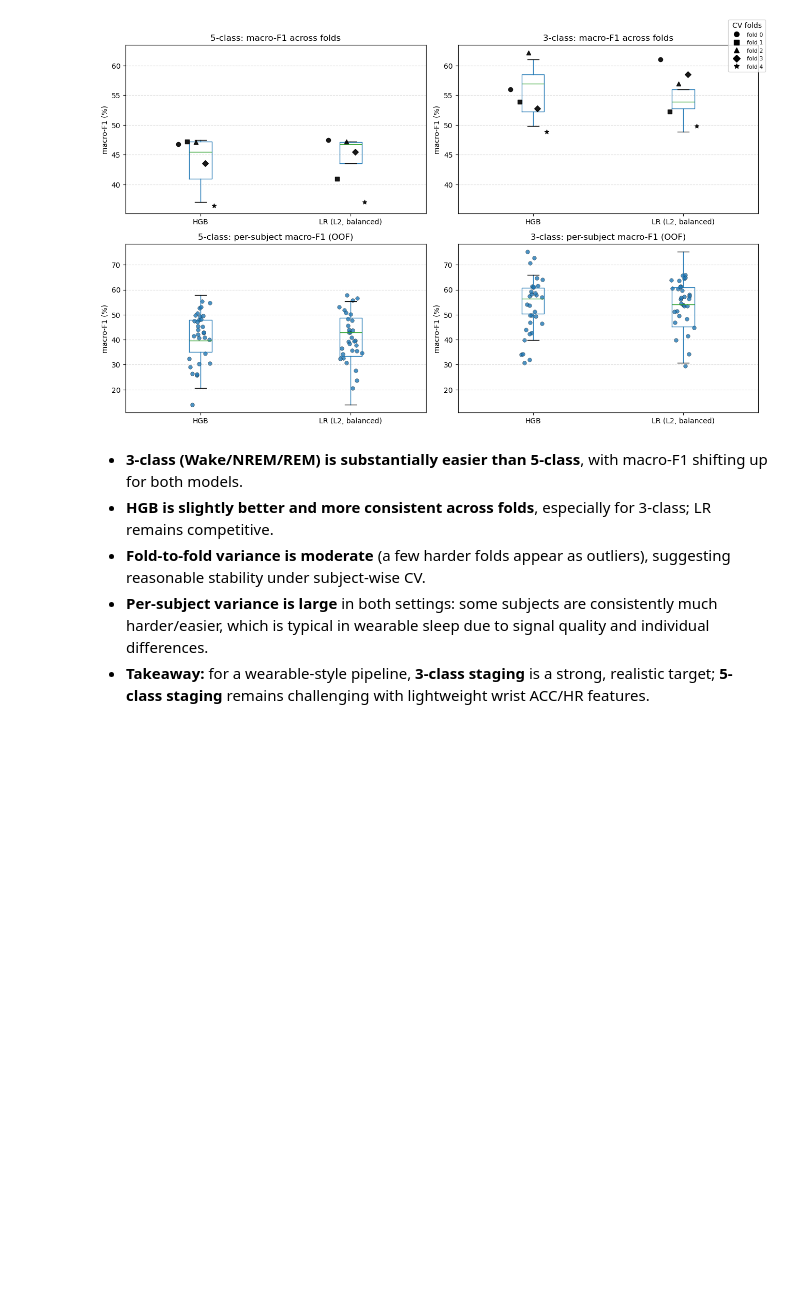
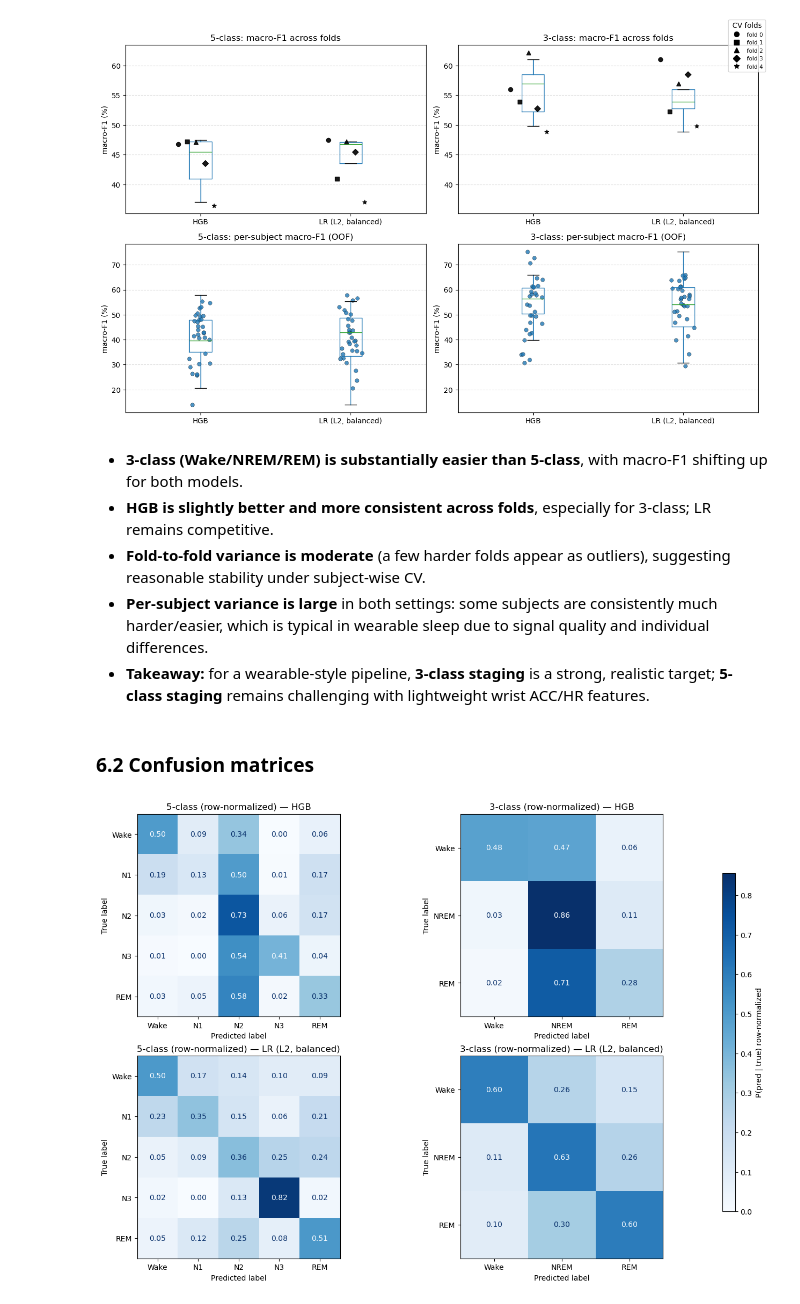
Before and after one commit to ChouaibB/wearables-ml-examples, a Jupyter notebook: notebooks/03_sleep_stage_classification_from_wrist_acc_hr_sleep_accel.ipynb, the cells around one changed output. Saved outputs shown, nothing was run; the diff lists cells and outputs as text; code cells hidden in the pictures; blank space fills up the shorter version.

Commit message:
confusions matrices and comments

```diff
--- a/notebooks/03_sleep_stage_classification_from_wrist_acc_hr_sleep_accel.ipynb
+++ b/notebooks/03_sleep_stage_classification_from_wrist_acc_hr_sleep_accel.ipynb
@@ -905,3 +905,67 @@ plt.show()
 - **Fold-to-fold variance is moderate** (a few harder folds appear as outliers), suggesting reasonable stability under subject-wise CV.
 - **Per-subject variance is large** in both settings: some subjects are consistently much harder/easier, which is typical in wearable sleep due to signal quality and individual differences.
 - **Takeaway:** for a wearable-style pipeline, **3-class staging** is a strong, realistic target; **5-class staging** remains challenging with lightweight wrist ACC/HR features.
+# %% [markdown]
+### 6.2 Confusion matrices
+# %%
+from sklearn.metrics import confusion_matrix, ConfusionMatrixDisplay
+
+# explicit label order
+labels_5c = [0, 1, 2, 3, 5]
+names_5c  = [STAGE_MAP[c] for c in labels_5c]
+
+labels_3c = [0, 1, 2]
+names_3c  = [STAGE3_MAP[c] for c in labels_3c]
+
+models = ["HGB", "LR (L2, balanced)"]
+
+# --- compute all confusion matrices first (for shared color scale) ---
+cms = {}
+vmax = 0.0
+
+for model in models:
+    cm5 = confusion_matrix(oof_5c[model]["y_true"], oof_5c[model]["y_pred"], labels=labels_5c, normalize="true")
+    cm3 = confusion_matrix(oof_3c[model]["y_true"], oof_3c[model]["y_pred"], labels=labels_3c, normalize="true")
+    cms[(model, "5c")] = cm5
+    cms[(model, "3c")] = cm3
+    vmax = max(vmax, float(np.nanmax(cm5)), float(np.nanmax(cm3)))
+
+# --- plot 2x2 (rows: models, cols: 5-class then 3-class) ---
+fig, axes = plt.subplots(2, 2, figsize=(12, 9), constrained_layout=True)
+
+im_last = None
+
+for r, model in enumerate(models):
+    # 5-class
+    disp5 = ConfusionMatrixDisplay(confusion_matrix=cms[(model, "5c")], display_labels=names_5c)
+    disp5.plot(
+        ax=axes[r, 0],
+        xticks_rotation=0,
+        cmap="Blues",
+        colorbar=False,
+        values_format=".2f",
+    )
+    axes[r, 0].set_title(f"5-class (row-normalized) — {model}")
+    disp5.im_.set_clim(0.0, vmax)
+    im_last = disp5.im_
+
+    # 3-class
+    disp3 = ConfusionMatrixDisplay(confusion_matrix=cms[(model, "3c")], display_labels=names_3c)
+    disp3.plot(
+        ax=axes[r, 1],
+        xticks_rotation=0,
+        cmap="Blues",
+        colorbar=False,
+        values_format=".2f",
+    )
+    axes[r, 1].set_title(f"3-class (row-normalized) — {model}")
+    disp3.im_.set_clim(0.0, vmax)
+    im_last = disp3.im_
+
+# add a dedicated colorbar axis outside
+cax = fig.add_axes([1.0, 0.15, 0.02, 0.7])  # [left, bottom, width, height]
+cb = fig.colorbar(im_last, cax=cax)
+cb.set_label("P(pred | true) row-normalized", rotation=90)
+plt.show()
+# %% [output]
+[figure, added]
```
Also changed, not shown: parts of 1 cell of this notebook.
